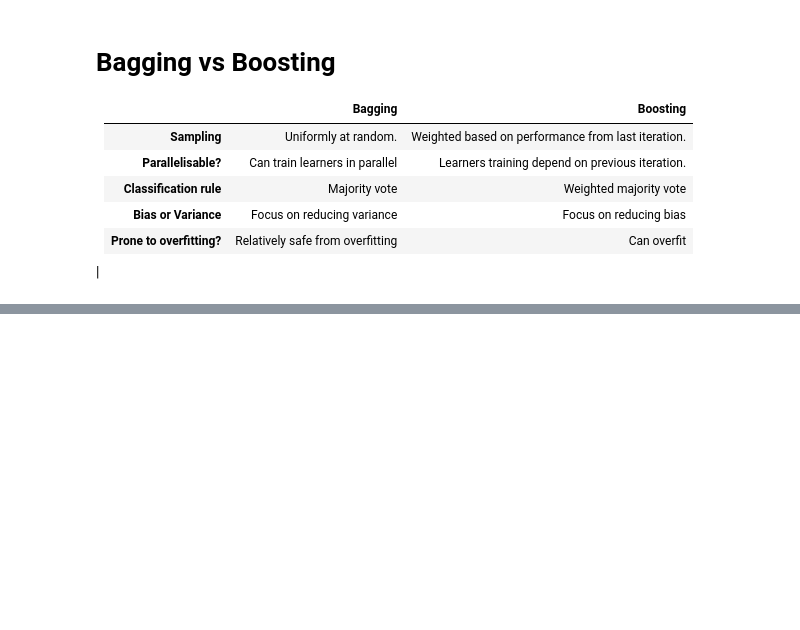
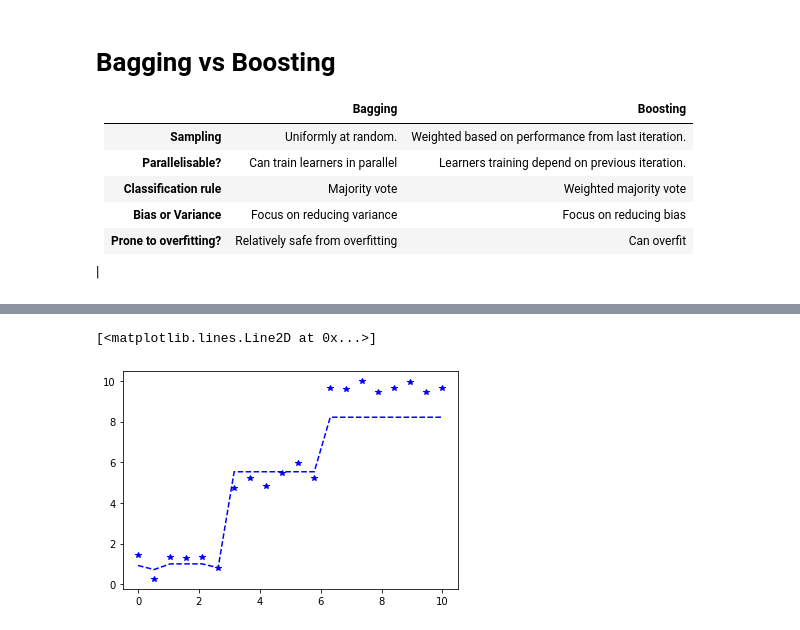
Before and after one commit to edmundlth/MBUSA-ML-2022, a Jupyter notebook: _notebooks/2022-08-31-week5-notebook.ipynb, the cells around one changed output, grey strips where cells are left out. Saved outputs shown, nothing was run; the diff lists cells and outputs as text; code cells hidden in the pictures; blank space fills up the shorter version.

```diff
--- a/_notebooks/2022-08-31-week5-notebook.ipynb
+++ b/_notebooks/2022-08-31-week5-notebook.ipynb
@@ -225,0 +239,18 @@ ax.plot(X[y == -1][:, 0], X[y == -1][:, 1], 'r+')
+# %%
+from xgboost import XGBRegressor, XGBClassifier
+xgboostmodel = XGBRegressor(
+    n_estimators=2,
+    eta=1,
+    min_child_weight=1,
+    max_depth=5,
+    max_leaves=20,
+    reg_alpha=None,
+    reg_lambda=5
+)
+xgboostmodel.fit(x, y)
+
+plt.plot(x, y, "b*")
+plt.plot(x, xgboostmodel.predict(x), "b--")
+# %% [output]
+[<matplotlib.lines.Line2D at 0x...>]
+[figure, added]
```
Also changed, not shown: parts of 16 cells of this notebook.
